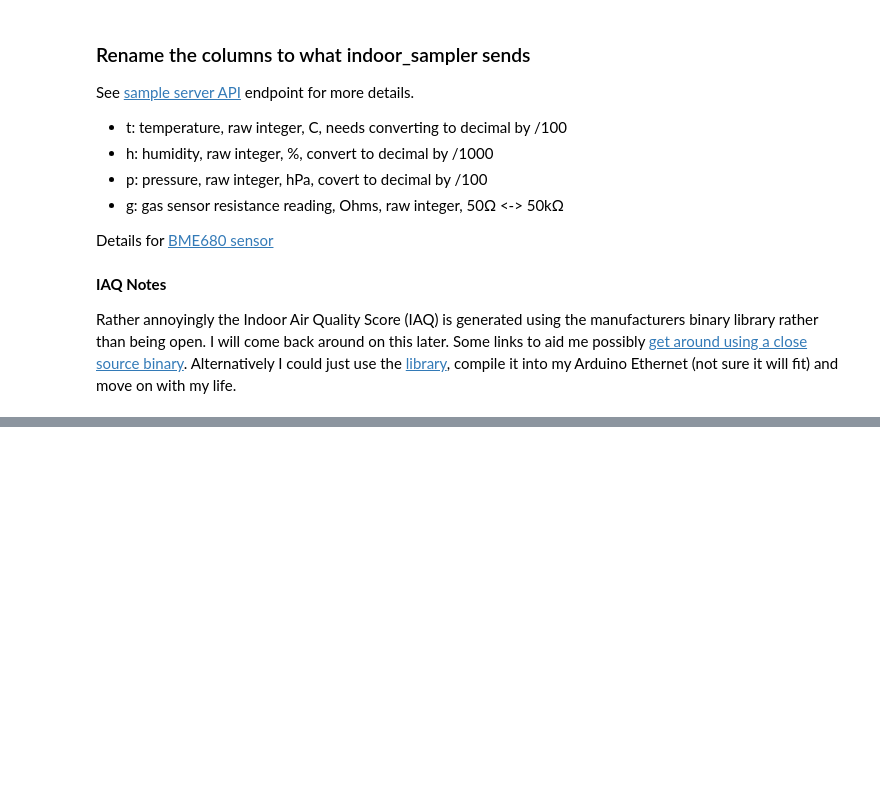
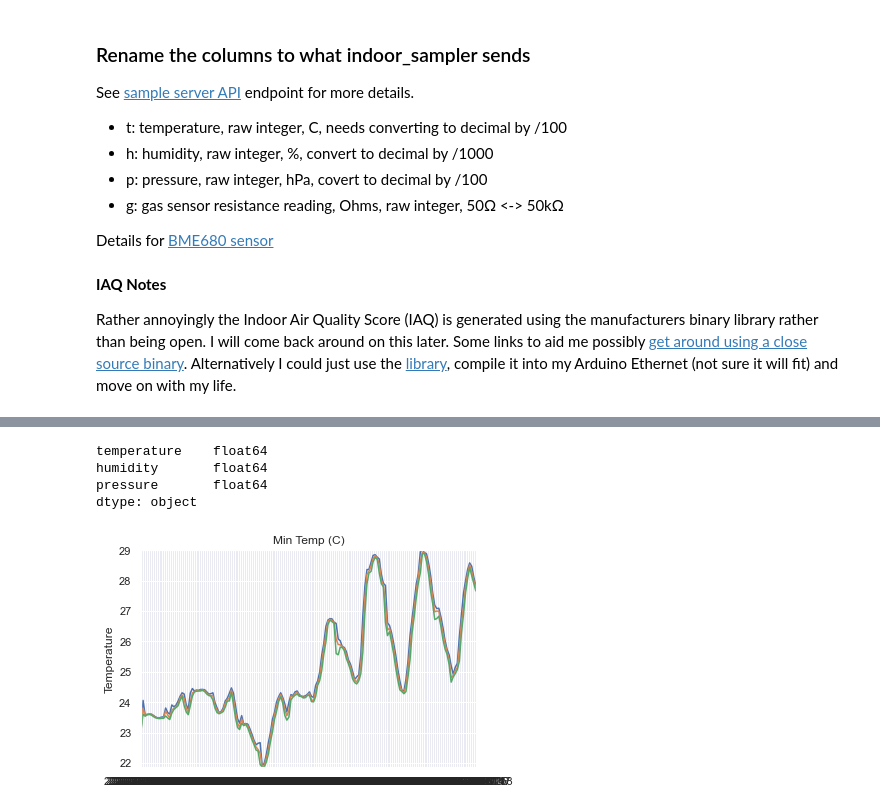
Before and after one commit to oisinmulvihill/sample_datamagic, a Jupyter notebook: notebooks/House Weather.ipynb, the cells around one changed output, grey strips where cells are left out. Saved outputs shown, nothing was run; the diff lists cells and outputs as text; code cells hidden in the pictures; blank space fills up the shorter version.

```diff
--- a/notebooks/House Weather.ipynb
+++ b/notebooks/House Weather.ipynb
@@ -57,3 +57,31 @@ df.head()
 | 2020-06-20T00:19:20.034517 | 90:A2:DA:00:61:58 | bme680 | 2396 | 46260 | 101797 | 139878 | 23.96 | 46.260 | 1017.97 | ... |
 # %%
 readings = df.loc[:, ['temperature', 'humidity', 'pressure']]
+# %%
+readings.dtypes
+# %% [output]
+temperature    float64
+humidity       float64
+pressure       float64
+dtype: object
+# %%
+# Group by date, slight hack I'm sure I can do better:
+group_by_date = df.loc[:, ['temperature', 'humidity', 'pressure']].groupby(df.index.map(lambda x: x[:13]))
+# %%
+
+def plot(x, y, ax, title, y_label):
+    ax.set_ylabel(y_label)
+    ax.plot(x, y)
+    ax.margins(x=0, y=0)
+# %%
+max = group_by_date.max()
+mean = group_by_date.mean()
+min = group_by_date.min()
+
+fig, ax = plt.subplots()
+
+plot(max.index, max.temperature, ax, 'Max Temp (C)', "Temperature")
+plot(mean.index, mean.temperature, ax, 'Avg Temp (C)', "Temperature")
+plot(min.index, min.temperature, ax, 'Min Temp (C)', "Temperature")
+# %% [output]
+[figure, added]
```
Also changed, not shown: 1 other file.
